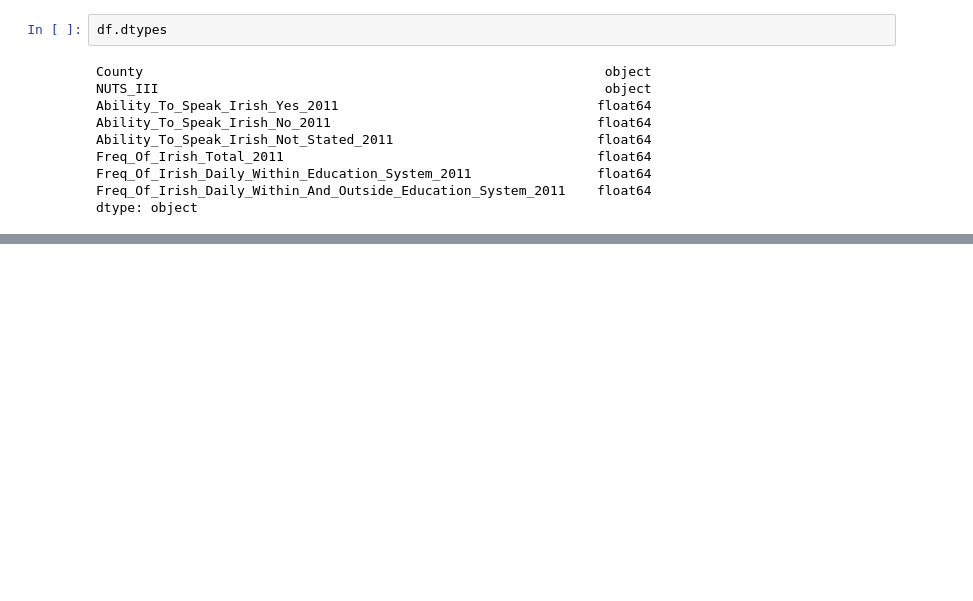
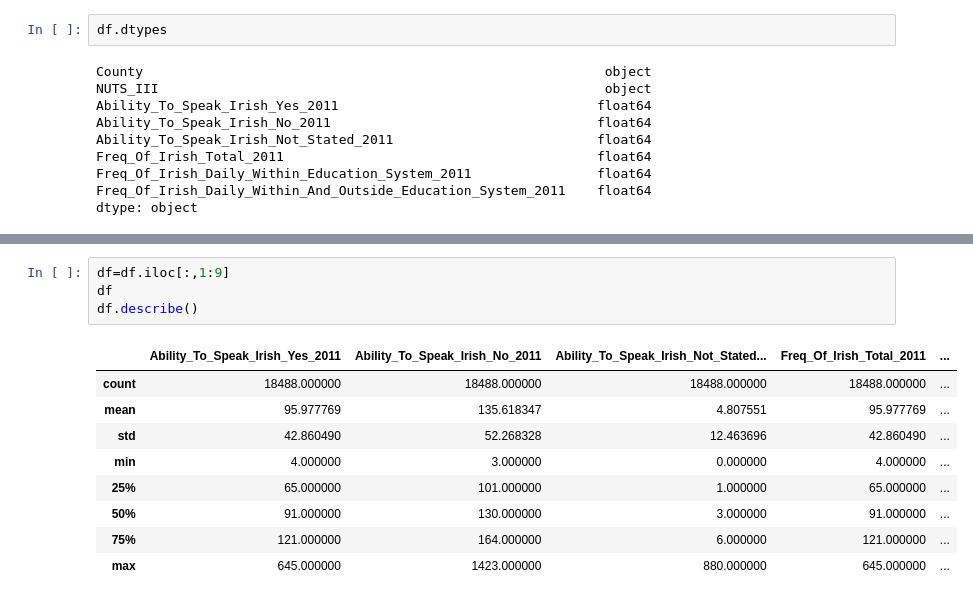
Before and after one commit to Luis-Navarro/Programming-for-Data-Analysis-Project, a Jupyter notebook: Synthesising Dataset with Python based on real life sample.ipynb, the cells around one changed output, grey strips where cells are left out. Saved outputs shown, nothing was run; the diff lists cells and outputs as text; blank space fills up the shorter version.

```diff
--- a/Synthesising Dataset with Python based on real life sample.ipynb
+++ b/Synthesising Dataset with Python based on real life sample.ipynb
@@ -129,0 +136,14 @@ sns.pairplot(df,hue="County")
+# %%
+df=df.iloc[:,1:9]
+df
+df.describe()
+# %% [output]
+|  | Ability_To_Speak_Irish_Yes_2011 | Ability_To_Speak_Irish_No_2011 | Ability_To_Speak_Irish_Not_Stated... | Freq_Of_Irish_Total_2011 | ... |
+| count | 18488.000000 | 18488.000000 | 18488.000000 | 18488.000000 | ... |
+| mean | 95.977769 | 135.618347 | 4.807551 | 95.977769 | ... |
+| std | 42.860490 | 52.268328 | 12.463696 | 42.860490 | ... |
+| min | 4.000000 | 3.000000 | 0.000000 | 4.000000 | ... |
+| 25% | 65.000000 | 101.000000 | 1.000000 | 65.000000 | ... |
+| 50% | 91.000000 | 130.000000 | 3.000000 | 91.000000 | ... |
+| 75% | 121.000000 | 164.000000 | 6.000000 | 121.000000 | ... |
+| max | 645.000000 | 1423.000000 | 880.000000 | 645.000000 | ... |
```
Also changed, not shown: parts of 4 cells of this notebook.
